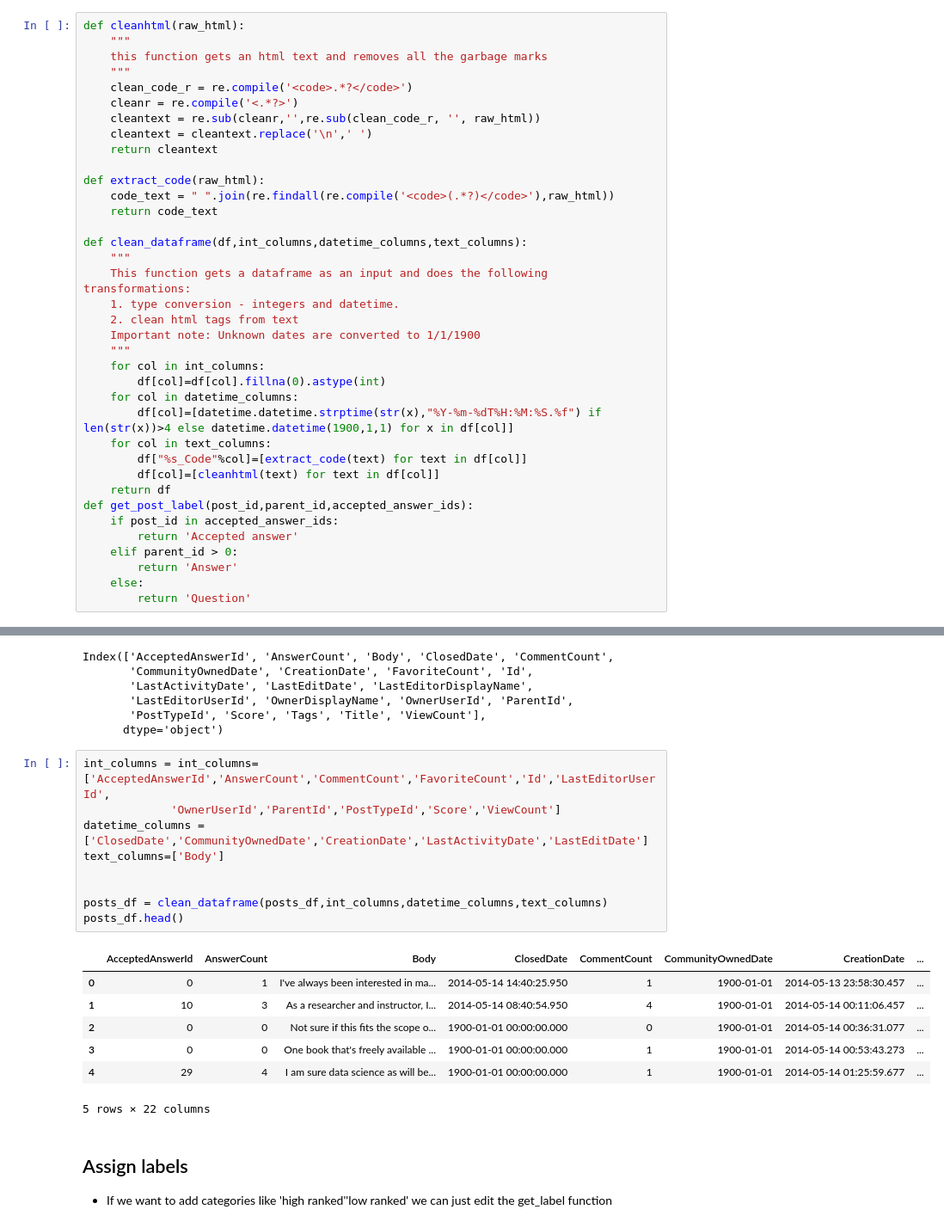
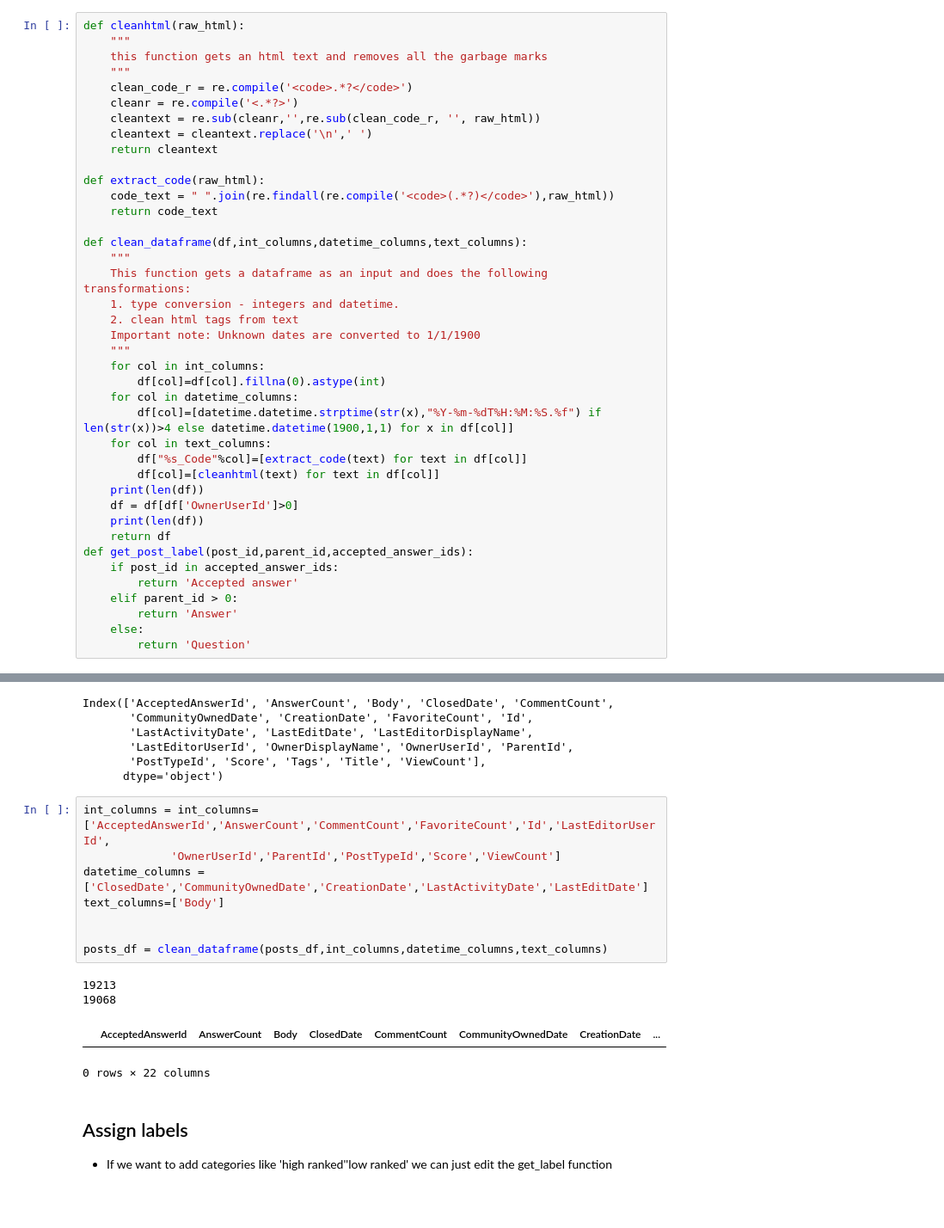
Before and after one commit to ofrik/stackoverflow-good-questions-analysis, a Jupyter notebook: Data preperation.ipynb, the cells around one changed output, grey strips where cells are left out. Shown: that part at 86% size. Drawn from its saved outputs; the diff is of its cells as text; blank space fills up the shorter version.

```diff
--- a/Data preperation.ipynb
+++ b/Data preperation.ipynb
@@ -48,6 +61,9 @@ def clean_dataframe(df,int_columns,datetime_columns,text_columns):
     for col in text_columns:
         df["%s_Code"%col]=[extract_code(text) for text in df[col]]
         df[col]=[cleanhtml(text) for text in df[col]]
+    print(len(df))
+    df = df[df['OwnerUserId']>0]
+    print(len(df))
     return df
 def get_post_label(post_id,parent_id,accepted_answer_ids):
     if post_id in accepted_answer_ids:
@@ -73,20 +89,16 @@ Index(['AcceptedAnswerId', 'AnswerCount', 'Body', 'ClosedDate', 'CommentCount',
 # %%
 int_columns = int_columns=['AcceptedAnswerId','AnswerCount','CommentCount','FavoriteCount','Id','LastEditorUserId',
              'OwnerUserId','ParentId','PostTypeId','Score','ViewCount']
 datetime_columns = ['ClosedDate','CommunityOwnedDate','CreationDate','LastActivityDate','LastEditDate']
 text_columns=['Body']
 
 
 posts_df = clean_dataframe(posts_df,int_columns,datetime_columns,text_columns)
-posts_df.head()
 # %% [output]
+19213
+19068
 |  | AcceptedAnswerId | AnswerCount | Body | ClosedDate | CommentCount | CommunityOwnedDate | CreationDate | ... |
-| 0 | 0 | 1 | I've always been interested in ma... | 2014-05-14 14:40:25.950 | 1 | 1900-01-01 | 2014-05-13 23:58:30.457 | ... |
-| 1 | 10 | 3 | As a researcher and instructor, I... | 2014-05-14 08:40:54.950 | 4 | 1900-01-01 | 2014-05-14 00:11:06.457 | ... |
-| 2 | 0 | 0 | Not sure if this fits the scope o... | 1900-01-01 00:00:00.000 | 0 | 1900-01-01 | 2014-05-14 00:36:31.077 | ... |
-| 3 | 0 | 0 | One book that's freely available ... | 1900-01-01 00:00:00.000 | 1 | 1900-01-01 | 2014-05-14 00:53:43.273 | ... |
-| 4 | 29 | 4 | I am sure data science as will be... | 1900-01-01 00:00:00.000 | 1 | 1900-01-01 | 2014-05-14 01:25:59.677 | ... |
-5 rows × 22 columns
+0 rows × 22 columns
 # %% [markdown]
 ## Assign labels
 * If we want to add categories like 'high ranked'\'low ranked' we can just edit the get_label function
```
Also changed, not shown: parts of 29 cells of this notebook.
